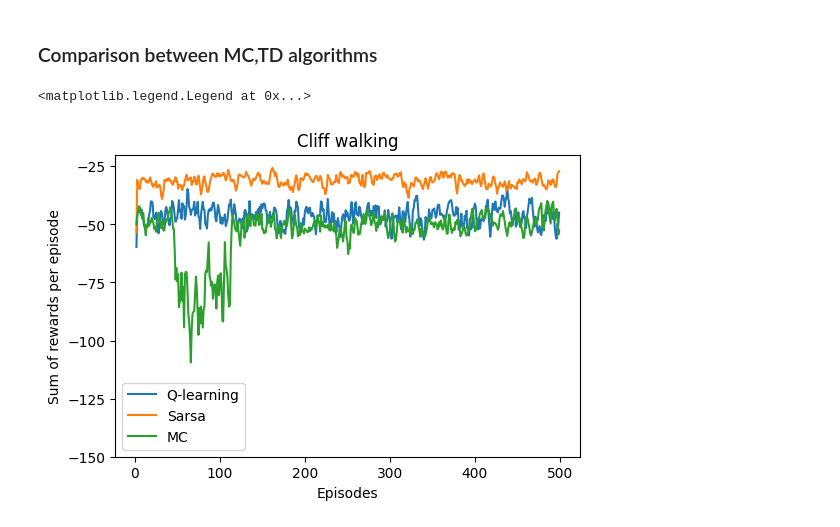
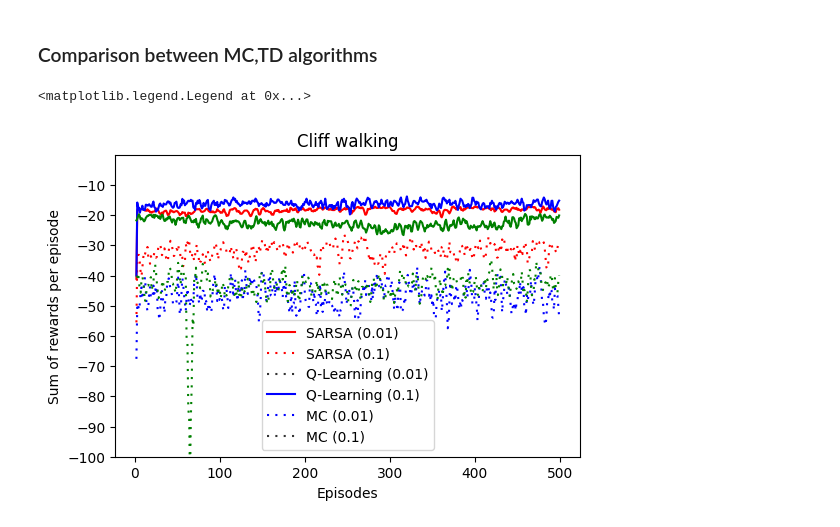
Before and after one commit to Db-Lau/Reinforcement-Learning-Course, a Jupyter notebook: MC_TD.ipynb, the cells around one changed output. Drawn from its saved outputs; the diff is of its cells as text; code cells hidden in the pictures.

Commit message:
Update graph

```diff
--- a/MC_TD.ipynb
+++ b/MC_TD.ipynb
@@ -240,24 +243,44 @@ m1.best_policy(Q)
 | 3 | ^ | ^ | ^ | ^ | ^ | ^ | ^ | ^ | ^ | ^ | > | ... |
 # %% [markdown]
 ### Comparison between MC,TD algorithms
-# %%
-fig = plt.figure(dpi=100)
-ax = plt.axes()
-all_matrix = np.array([total_optimal_rewards_q, total_optimal_rewards_sarsa, total_optimal_rewards_m]).transpose()
-df = pd.DataFrame(all_matrix, columns = ["Q-learning", "Sarsa", "MC"])
-df["Q-learning"] /= 100
-df["Sarsa"] /= 100
-df["MC"] /= 100
-df['MA_Q-learning'] = df["Q-learning"].rolling(window=3).mean()
-df['MA_Sarsa'] = df["Sarsa"].rolling(window=3).mean()
-df['MA_MC'] = df["MC"].rolling(window=3).mean()
-
-ax = sns.lineplot(data=df, x = df.index, y = "MA_Q-learning")
-ax = sns.lineplot(data=df, x = df.index, y = "MA_Sarsa")
-ax = sns.lineplot(data=df, x = df.index, y = "MA_MC")
-ax.set(title="Cliff walking", xlabel="Episodes", ylabel = "Sum of rewards per episode", yticks = range(-150, -20, 25))
-ax.set_ylim(-150,-20)
-ax.legend(["Q-learning", "Sarsa", "MC"])
-# %% [output]
-<matplotlib.legend.Legend at 0x...>
-[figure, removed]
+# %%
+#REFACTOR THIS PART
+fig = plt.figure(dpi=100)
+ax = plt.axes()
+
+all_matrix = np.array([returns_s_0_01,
+                       returns_s_0_1,
+                       returns_q_0_01,
+                       returns_q_0_1,
+                       returns_m_0_01,
+                       returns_m_0_1]).transpose()
+
+df = pd.DataFrame(all_matrix, columns = ["sarsa(0.01)",
+                                         "sarsa(0.1)",
+                                         "q(0.01)",
+                                         "q(0.1)",
+                                         "m(0.01)",
+                                         "m(0.1)"])
+
+df["ma_sarsa(0.01)"] = df["sarsa(0.01)"].rolling(window=3).mean()
+df["ma_sarsa(0.1)"] = df["sarsa(0.1)"].rolling(window=3).mean()
+df["ma_q(0.01)"] = df["q(0.01)"].rolling(window=3).mean()
+df["ma_q(0.1)"] = df["q(0.1)"].rolling(window=3).mean()
+df["ma_m(0.01)"] = df["m(0.01)"].rolling(window=3).mean()
+df["ma_m(0.1)"] = df["m(0.1)"].rolling(window=3).mean()
+
+
+ax = sns.lineplot(data=df, x = df.index, y = "ma_sarsa(0.01)", color = "red")
+ax = sns.lineplot(data=df, x = df.index, y = "ma_sarsa(0.1)", color = "red", style = True, dashes=[(1,3)])
+ax = sns.lineplot(data=df, x = df.index, y = "ma_q(0.01)", color = "blue")
+ax = sns.lineplot(data=df, x = df.index, y = "ma_q(0.1)", color = "blue", style = True, dashes=[(1,3)])
+ax = sns.lineplot(data=df, x = df.index, y = "ma_m(0.01)", color = "green")
+ax = sns.lineplot(data=df, x = df.index, y = "ma_m(0.1)", color = "green", style = True, dashes=[(1,3)])
+
+ax.set(title="Cliff walking", xlabel="Episodes", ylabel = "Sum of rewards per episode", yticks = range(-150, 0, 10))
+ax.set_ylim(-100,0)
+
+ax.legend(["SARSA (0.01)", "SARSA (0.1)", "Q-Learning (0.01)", "Q-Learning (0.1)", "MC (0.01)", "MC (0.1)"])
+# %% [output]
+<matplotlib.legend.Legend at 0x...>
+[figure, added]
```
Also changed, not shown: parts of 3 cells of this notebook.
